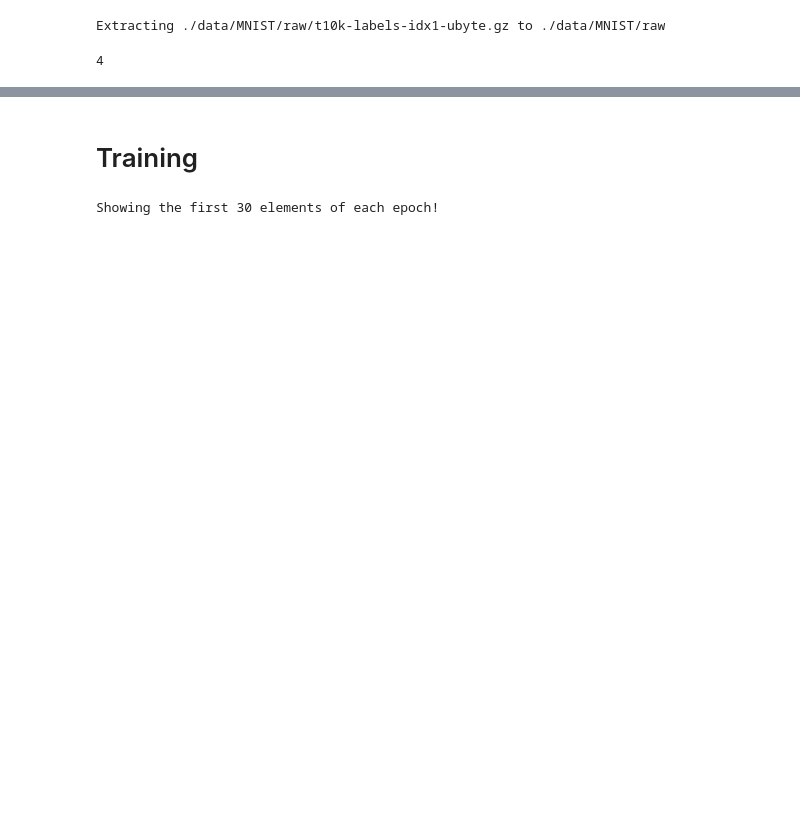
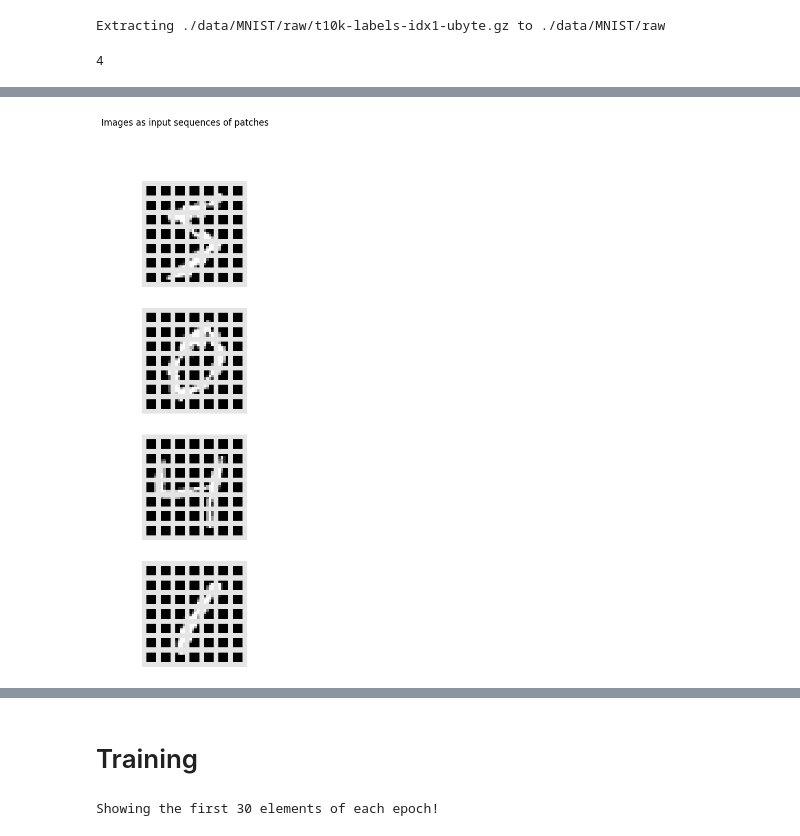
Before and after one commit to FernandoPC25/AINotebooksVault, a Jupyter notebook: vit-part1.ipynb, the cells around one changed output, grey strips where cells are left out. Drawn from its saved outputs; the diff is of its cells as text; code cells hidden in the pictures; blank space fills up the shorter version.

Commit message:
added descriptions of patching

```diff
--- a/vit-part1.ipynb
+++ b/vit-part1.ipynb
@@ -224,0 +301,15 @@ test_dataloader = DataLoader(dataset=test_dataset,
+# %%
+# Visualize the image patches
+img_patches = img_to_patch(MNIST_examples, patch_size=PATCH_SIZE, flatten_channels=False)
+
+fig, ax = plt.subplots(MNIST_examples.shape[0], 1, figsize=(14, 12))
+fig.suptitle("Images as input sequences of patches")
+for i in range(MNIST_examples.shape[0]):
+    img_grid = torchvision.utils.make_grid(img_patches[i], nrow=int(IMG_SIZE/PATCH_SIZE), normalize=True, pad_value=0.9)
+    img_grid = img_grid.permute(1, 2, 0)
+    ax[i].imshow(img_grid)
+    ax[i].axis("off")
+plt.show()
+plt.close()
+# %% [output]
+[figure, added]
```
Also changed, not shown: parts of 14 cells of this notebook.
